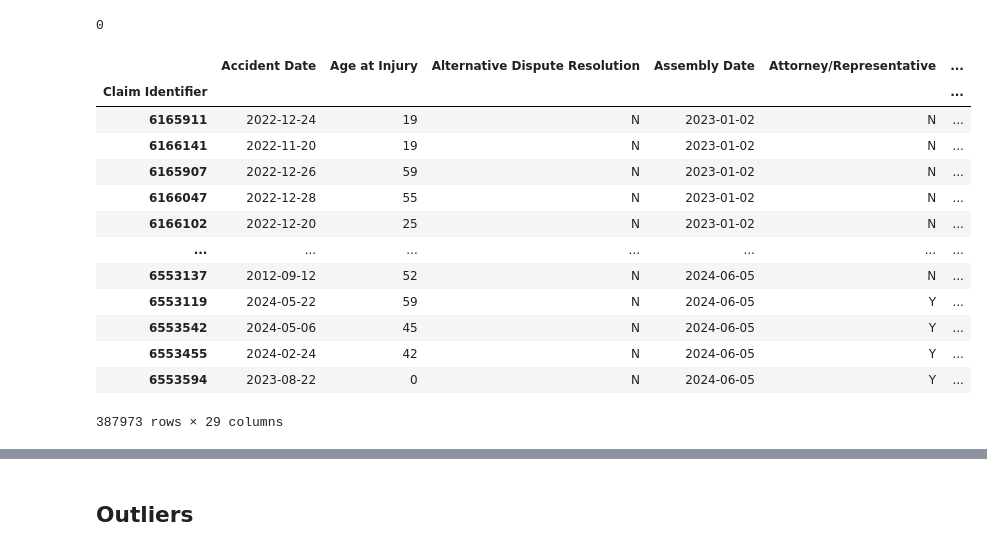
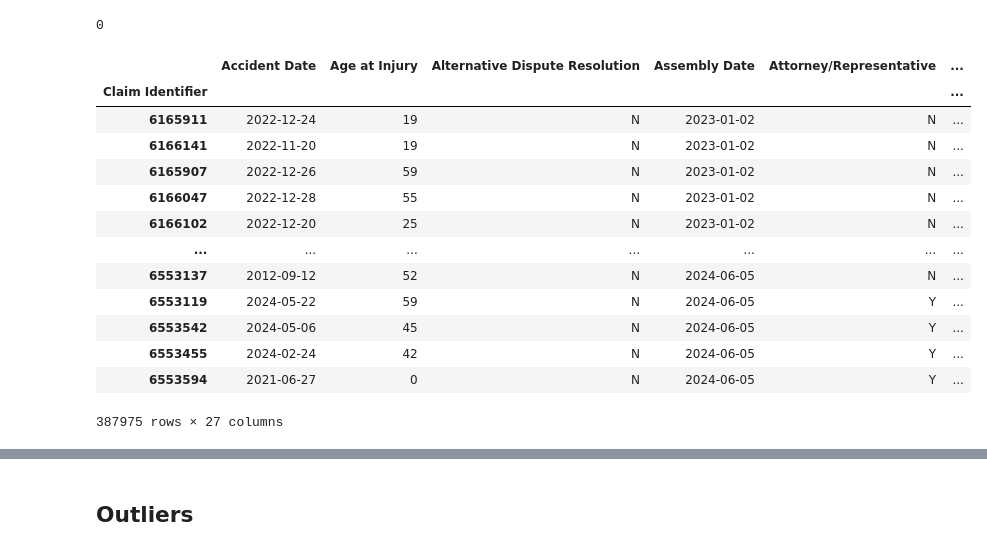
Before and after one commit to RLopes2327/Group17_ML2425, a Jupyter notebook: CurrentMissingValues.ipynb, the cells around one changed output, grey strips where cells are left out. Cells and saved outputs as stored; diff of their text form; code cells hidden in the pictures.

```diff
--- a/CurrentMissingValues.ipynb
+++ b/CurrentMissingValues.ipynb
@@ -405,8 +405,8 @@ print(train.duplicated().sum())
 print(test.duplicated().sum())
 
 train.drop_duplicates(inplace=True)
-test.drop_duplicates(inplace=True)
+#test.drop_duplicates(inplace=True)
 
 print(train.duplicated().sum())
-print(test.duplicated().sum())
+#print(test.duplicated().sum())
 # %% [output]
@@ -490,8 +485,9 @@ Number of Dependents                       0
 dtype: int64
 # %%
 # Delete the column with all missing values
-train.drop('OIICS Nature of Injury Description', inplace = True, axis = 1)
-test.drop('OIICS Nature of Injury Description', inplace = True, axis = 1)
+not_in_test = train[['WCB Decision', 'Agreement Reached']]
+train.drop(['OIICS Nature of Injury Description', 'WCB Decision', 'Agreement Reached'], inplace=True, axis=1)
+test.drop(['OIICS Nature of Injury Description'], inplace=True, axis=1)
 # %%
 print("Train dimensions:", train.shape)
 print("Test dimensions:", test.shape)
@@ -507,5 +503,5 @@ train.dropna(subset=['Claim Injury Type'], inplace=True)
 train = train.dropna(thresh=4)
-test = test.dropna(thresh=4)
+#test = test.dropna(thresh=4)
 # %%
 print("Train dimensions:", train.shape)
 print("Test dimensions:", test.shape)
@@ -677,6 +691,9 @@ print(test['Birth Year'].isna().sum())
 NaN_median(train, ['Birth Year'])
 NaN_median(test, ['Birth Year'])
 
-print(train['Birth Year'].isna().sum())
-print(test['Birth Year'].isna().sum())
+#print(train['Birth Year'].isna().sum())
+#print(test['Birth Year'].isna().sum())
+
+train.drop(columns=['Accident Year', 'Birth_Year_2'], inplace=True)
+test.drop(columns=['Accident Year', 'Birth_Year_2'], inplace=True)
 # %% [output]
@@ -862,24 +863,24 @@ train = train.drop(filtered_df.index)
 # %% [output]
 0
 # %%
-missing_columns = train.columns[train.isna().any() & (train.columns != 'First Hearing Date')].tolist()
+missing_columns = train.columns[train.isna().any()].tolist()
 NaN_Unknown(train, missing_columns)
 NaN_Unknown(test, missing_columns)
 # %% [output]
 |  | Accident Date | Age at Injury | Alternative Dispute Resolution | Assembly Date | Attorney/Representative | ... |
 | Claim Identifier |  |  |  |  |  | ... |
 | 6165911 | 2022-12-24 | 19 | N | 2023-01-02 | N | ... |
 | 6166141 | 2022-11-20 | 19 | N | 2023-01-02 | N | ... |
 | 6165907 | 2022-12-26 | 59 | N | 2023-01-02 | N | ... |
 | 6166047 | 2022-12-28 | 55 | N | 2023-01-02 | N | ... |
 | 6166102 | 2022-12-20 | 25 | N | 2023-01-02 | N | ... |
 | ... | ... | ... | ... | ... | ... | ... |
 | 6553137 | 2012-09-12 | 52 | N | 2024-06-05 | N | ... |
 | 6553119 | 2024-05-22 | 59 | N | 2024-06-05 | Y | ... |
 | 6553542 | 2024-05-06 | 45 | N | 2024-06-05 | Y | ... |
 | 6553455 | 2024-02-24 | 42 | N | 2024-06-05 | Y | ... |
-| 6553594 | 2023-08-22 | 0 | N | 2024-06-05 | Y | ... |
+| 6553594 | 2021-06-27 | 0 | N | 2024-06-05 | Y | ... |
-387973 rows × 29 columns
+387975 rows × 27 columns
 # %%
 train.isna().sum()
 # %% [output]
```
Also changed, not shown: parts of 89 cells of this notebook, 1 other file.
